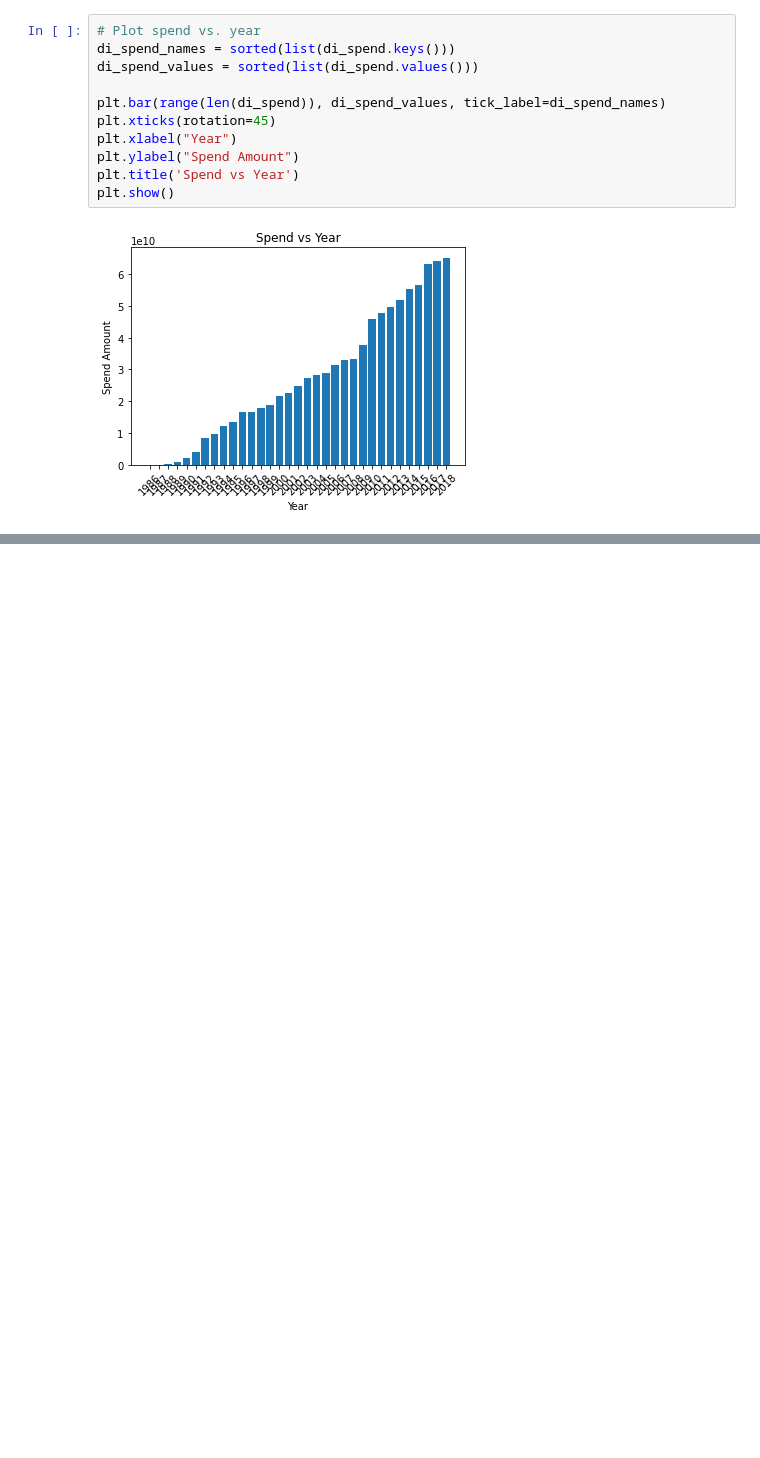
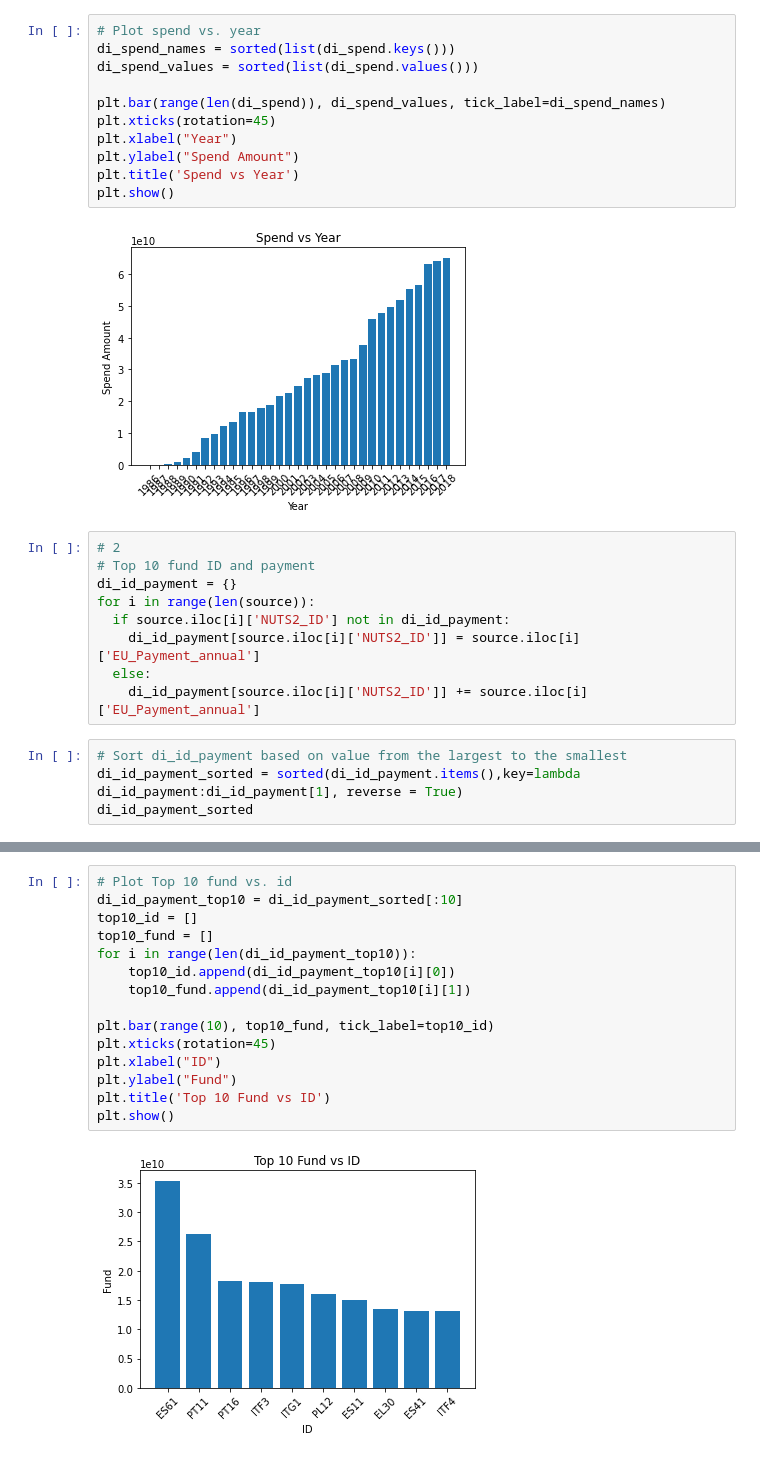
Before and after one commit to vioannis/eu-funding, a Jupyter notebook: EUProject.ipynb, the cells around one changed output, grey strips where cells are left out. Drawn from its saved outputs; the diff is of its cells as text; blank space fills up the shorter version.

Commit message:
v0.2
Add more visualization results, including Top 10 Fund vs ID, Top 10 Countries with Most Total Funds, etc.

```diff
--- a/EUProject.ipynb
+++ b/EUProject.ipynb
@@ -53,3 +105,16 @@ plt.title('Spend vs Year')
 plt.show()
 # %% [output]
 [figure]
+# %%
+# 2
+# Top 10 fund ID and payment
+di_id_payment = {}
+for i in range(len(source)):
+  if source.iloc[i]['NUTS2_ID'] not in di_id_payment:
+    di_id_payment[source.iloc[i]['NUTS2_ID']] = source.iloc[i]['EU_Payment_annual']
+  else:
+    di_id_payment[source.iloc[i]['NUTS2_ID']] += source.iloc[i]['EU_Payment_annual']
+# %%
+# Sort di_id_payment based on value from the largest to the smallest
+di_id_payment_sorted = sorted(di_id_payment.items(),key=lambda di_id_payment:di_id_payment[1], reverse = True)
+di_id_payment_sorted
@@ -55,0 +139,17 @@ plt.show()
+# %%
+# Plot Top 10 fund vs. id
+di_id_payment_top10 = di_id_payment_sorted[:10]
+top10_id = []
+top10_fund = []
+for i in range(len(di_id_payment_top10)):
+    top10_id.append(di_id_payment_top10[i][0])
+    top10_fund.append(di_id_payment_top10[i][1])
+
+plt.bar(range(10), top10_fund, tick_label=top10_id)
+plt.xticks(rotation=45)
+plt.xlabel("ID")
+plt.ylabel("Fund")
+plt.title('Top 10 Fund vs ID')
+plt.show()
+# %% [output]
+[figure, added]
```
Also changed, not shown: parts of 10 cells of this notebook.
